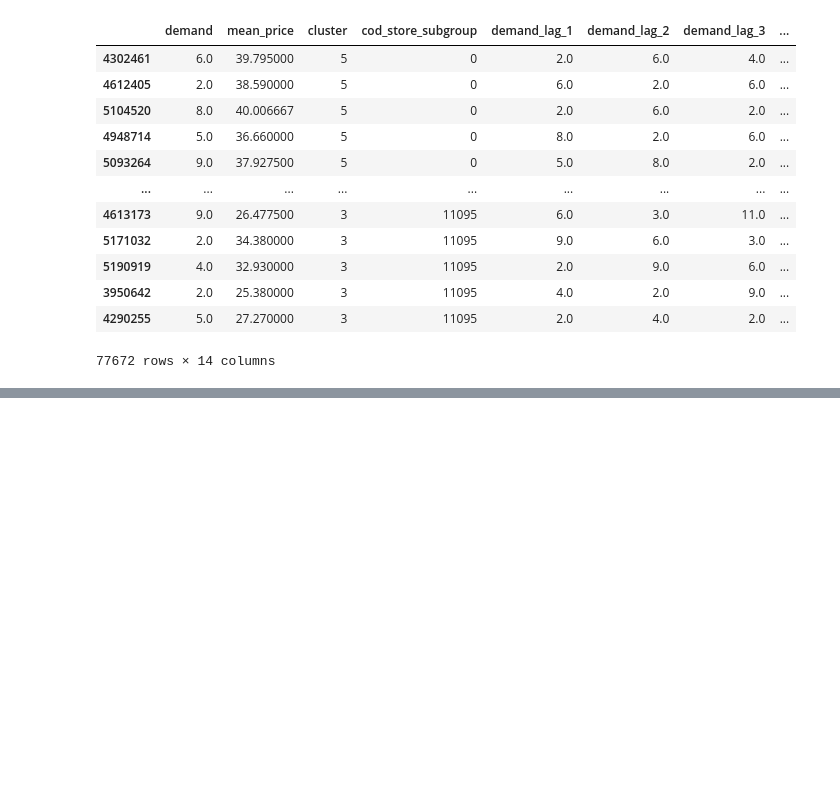
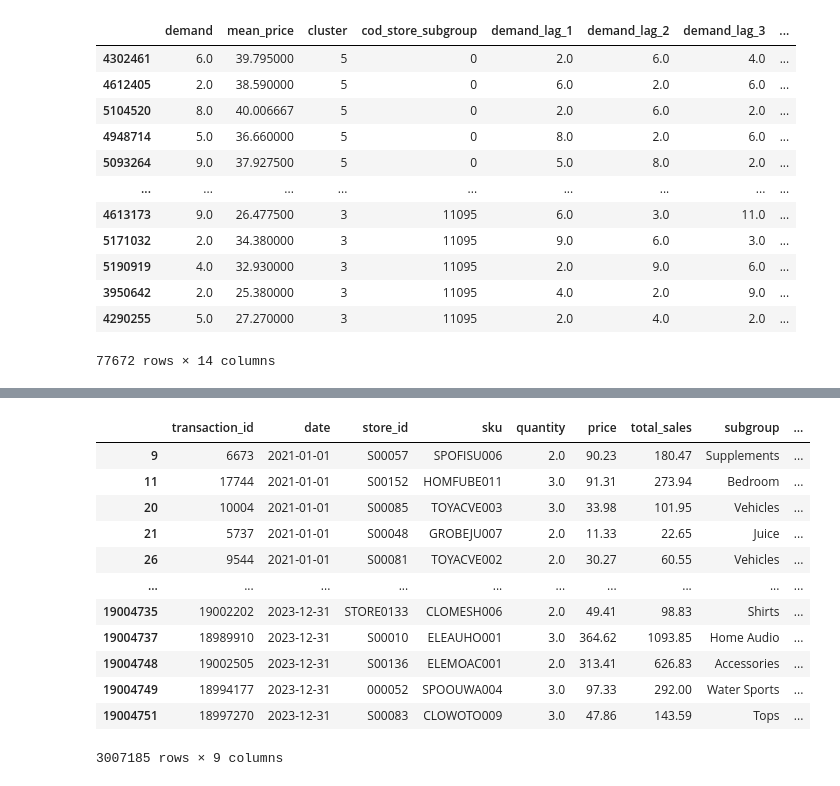
Before and after one commit to Emiliano-Torres/proyecto_eci, a Jupyter notebook: DataProcessing.ipynb, the cells around one changed output, grey strips where cells are left out. Saved outputs shown, nothing was run; the diff lists cells and outputs as text; code cells hidden in the pictures; blank space fills up the shorter version.

```diff
--- a/DataProcessing.ipynb
+++ b/DataProcessing.ipynb
@@ -412,0 +431,2 @@ X_test
+# %%
+ventas=leer_csv("eci_transactions")
@@ -412,0 +446,16 @@ X_test
+# %%
+ventas.loc[ventas["quantity"]!=ventas["total_sales"]/ventas["price"]]
+# %% [output]
+|  | transaction_id | date | store_id | sku | quantity | price | total_sales | subgroup | ... |
+| 9 | 6673 | 2021-01-01 | S00057 | SPOFISU006 | 2.0 | 90.23 | 180.47 | Supplements | ... |
+| 11 | 17744 | 2021-01-01 | S00152 | HOMFUBE011 | 3.0 | 91.31 | 273.94 | Bedroom | ... |
+| 20 | 10004 | 2021-01-01 | S00085 | TOYACVE003 | 3.0 | 33.98 | 101.95 | Vehicles | ... |
+| 21 | 5737 | 2021-01-01 | S00048 | GROBEJU007 | 2.0 | 11.33 | 22.65 | Juice | ... |
+| 26 | 9544 | 2021-01-01 | S00081 | TOYACVE002 | 2.0 | 30.27 | 60.55 | Vehicles | ... |
+| ... | ... | ... | ... | ... | ... | ... | ... | ... | ... |
+| 19004735 | 19002202 | 2023-12-31 | STORE0133 | CLOMESH006 | 2.0 | 49.41 | 98.83 | Shirts | ... |
+| 19004737 | 18989910 | 2023-12-31 | S00010 | ELEAUHO001 | 3.0 | 364.62 | 1093.85 | Home Audio | ... |
+| 19004748 | 19002505 | 2023-12-31 | S00136 | ELEMOAC001 | 2.0 | 313.41 | 626.83 | Accessories | ... |
+| 19004749 | 18994177 | 2023-12-31 | 000052 | SPOOUWA004 | 3.0 | 97.33 | 292.00 | Water Sports | ... |
+| 19004751 | 18997270 | 2023-12-31 | S00083 | CLOWOTO009 | 3.0 | 47.86 | 143.59 | Tops | ... |
+3007185 rows × 9 columns
```
Also changed, not shown: parts of 6 cells of this notebook, 2 other files.
